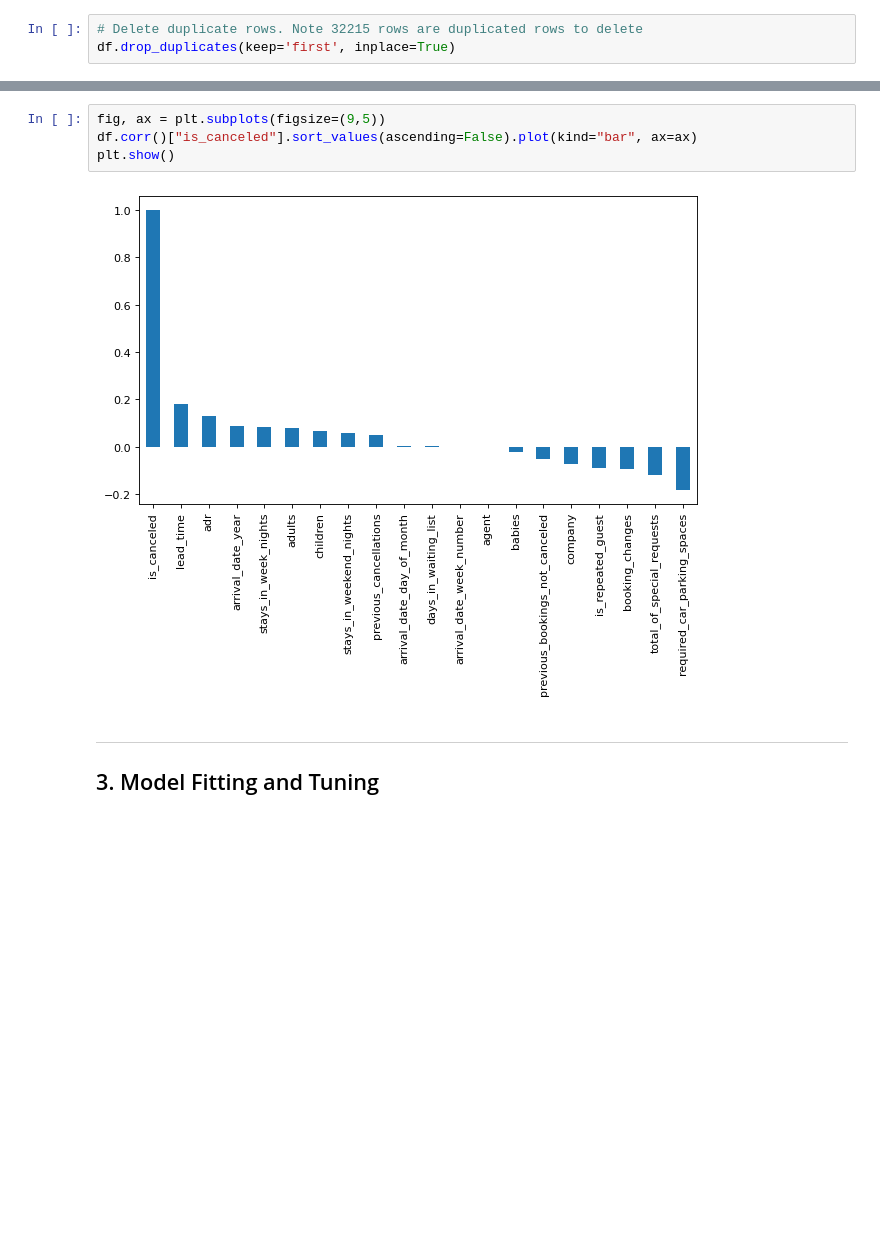
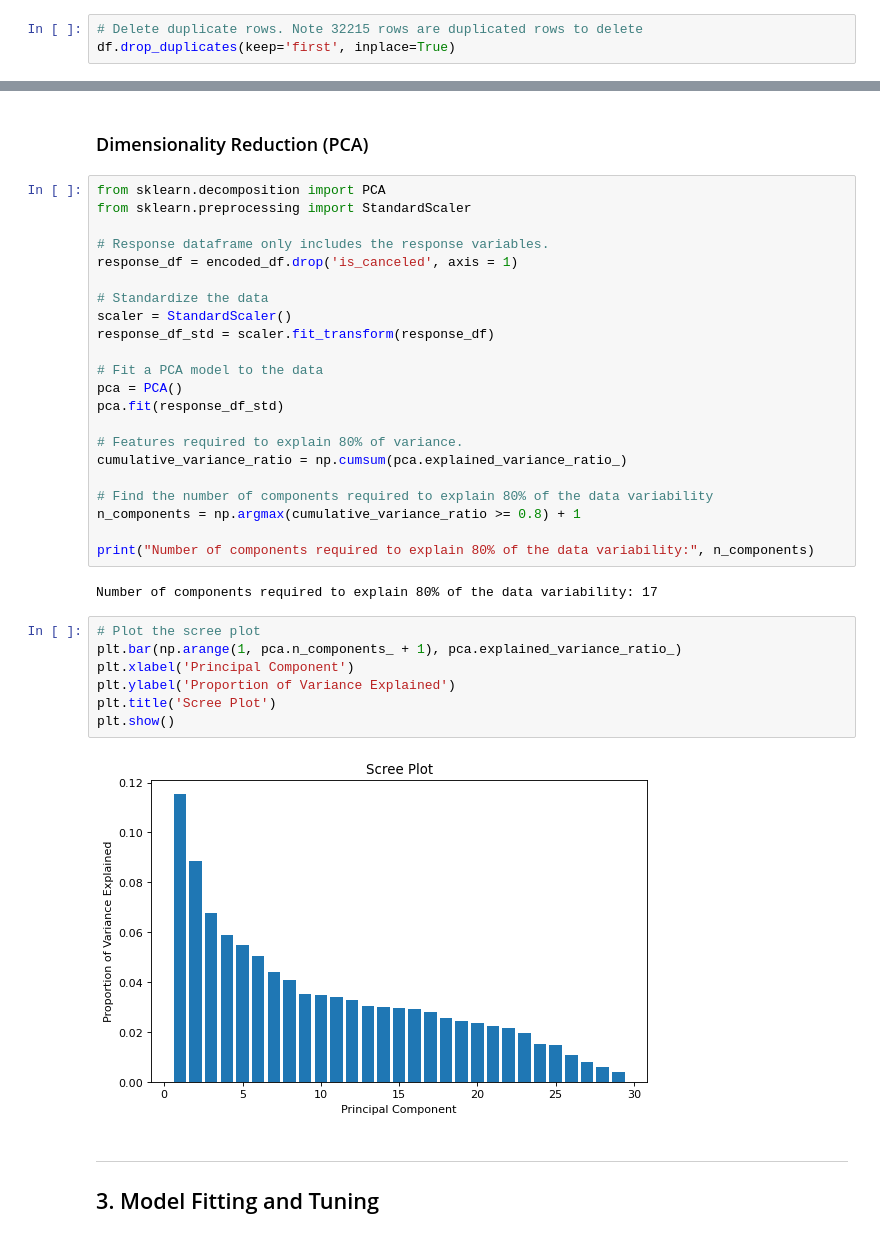
Before and after one commit to williamjones7/MachineLearningProj2, a Jupyter notebook: project2.ipynb, the cells around one changed output, grey strips where cells are left out. Saved outputs shown, nothing was run; the diff lists cells and outputs as text; blank space fills up the shorter version.

```diff
--- a/project2.ipynb
+++ b/project2.ipynb
@@ -204,9 +240,38 @@ plt.show()
-# %%
-fig, ax = plt.subplots(figsize=(9,5))
-df.corr()["is_canceled"].sort_values(ascending=False).plot(kind="bar", ax=ax)
-plt.show()
-# %% [output]
-[figure, removed]
+# %% [markdown]
+### Dimensionality Reduction (PCA)
+# %%
+from sklearn.decomposition import PCA
+from sklearn.preprocessing import StandardScaler
+
+# Response dataframe only includes the response variables.
+response_df = encoded_df.drop('is_canceled', axis = 1)
+
+# Standardize the data
+scaler = StandardScaler()
+response_df_std = scaler.fit_transform(response_df)
+
+# Fit a PCA model to the data
+pca = PCA()
+pca.fit(response_df_std)
+
+# Features required to explain 80% of variance.
+cumulative_variance_ratio = np.cumsum(pca.explained_variance_ratio_)
+
+# Find the number of components required to explain 80% of the data variability
+n_components = np.argmax(cumulative_variance_ratio >= 0.8) + 1
+
+print("Number of components required to explain 80% of the data variability:", n_components)
+# %% [output]
+Number of components required to explain 80% of the data variability: 17
+# %%
+# Plot the scree plot
+plt.bar(np.arange(1, pca.n_components_ + 1), pca.explained_variance_ratio_)
+plt.xlabel('Principal Component')
+plt.ylabel('Proportion of Variance Explained')
+plt.title('Scree Plot')
+plt.show()
+# %% [output]
+[figure, added]
 # %% [markdown]
 ---
 ## 3. Model Fitting and Tuning
```
Also changed, not shown: parts of 23 cells of this notebook.
